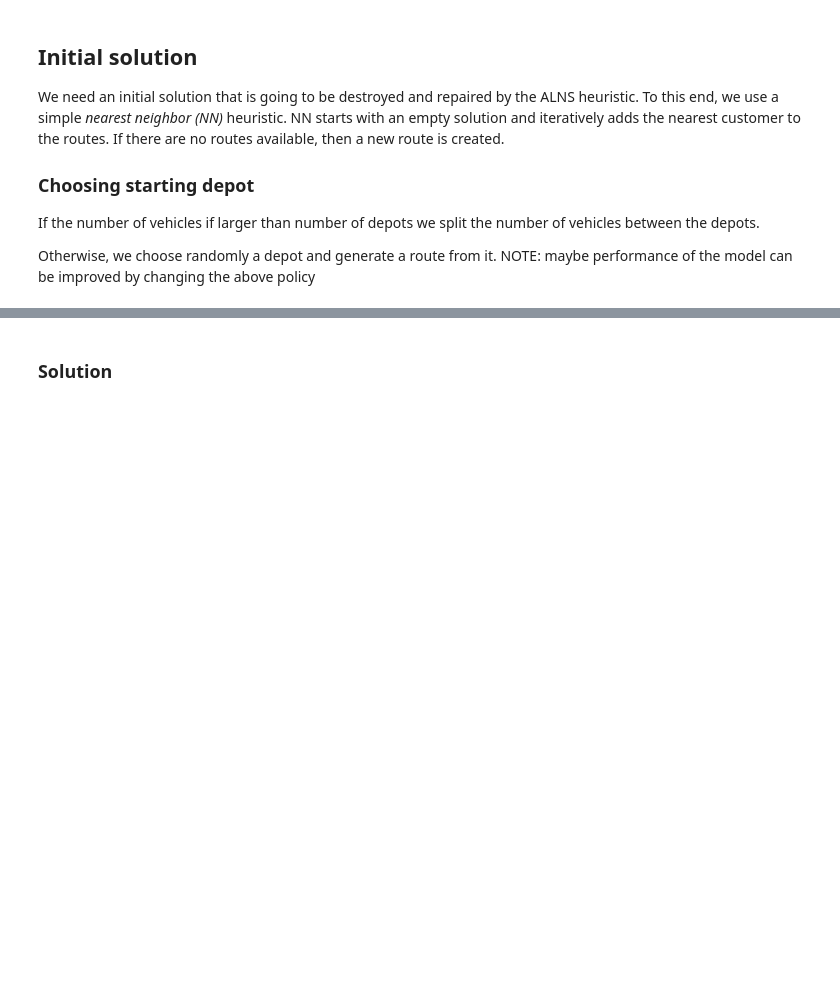
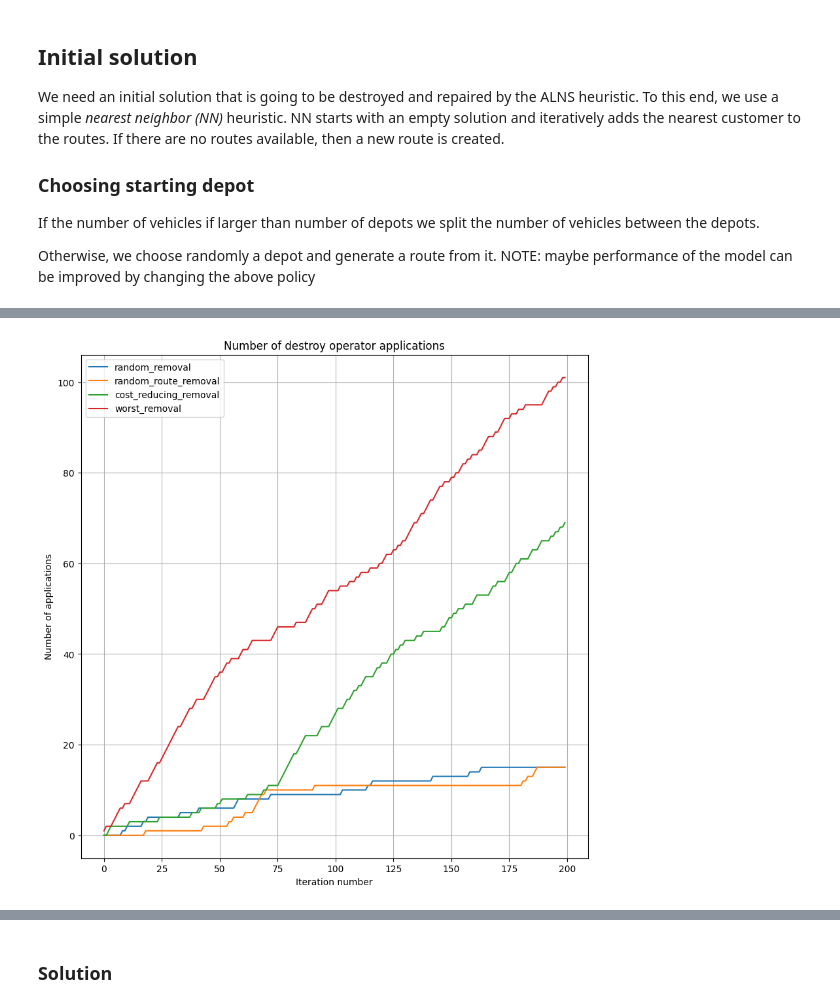
Before and after one commit to pettepiero/Dial-a-ride, a Jupyter notebook: cvrptw/wang-2024.ipynb, the cells around one changed output, grey strips where cells are left out. Saved outputs shown, nothing was run; the diff lists cells and outputs as text; code cells hidden in the pictures; blank space fills up the shorter version.

```diff
--- a/cvrptw/wang-2024.ipynb
+++ b/cvrptw/wang-2024.ipynb
@@ -180 +262,18 @@ print(tuple(result.statistics.destroy_operator_counts.keys()))
+# %%
+rows = np.arange(destroy_operators_log_array.shape[0])
+fig, ax = plt.subplots(figsize=(10, 10))
+for col_idx in range(destroy_operators_log_array.shape[1]):
+    plt.plot(
+        rows, destroy_operators_log_array[:, col_idx], label=f"{d_operators[col_idx]}"
+    )
+
+# Customize plot
+plt.xlabel("Iteration number")
+plt.ylabel("Number of applications")
+plt.title("Number of destroy operator applications")
+plt.legend()
+plt.grid(True)
+plt.show()
+# %% [output]
+[figure, added]
 # %%
```
Also changed, not shown: parts of 31 cells of this notebook.
